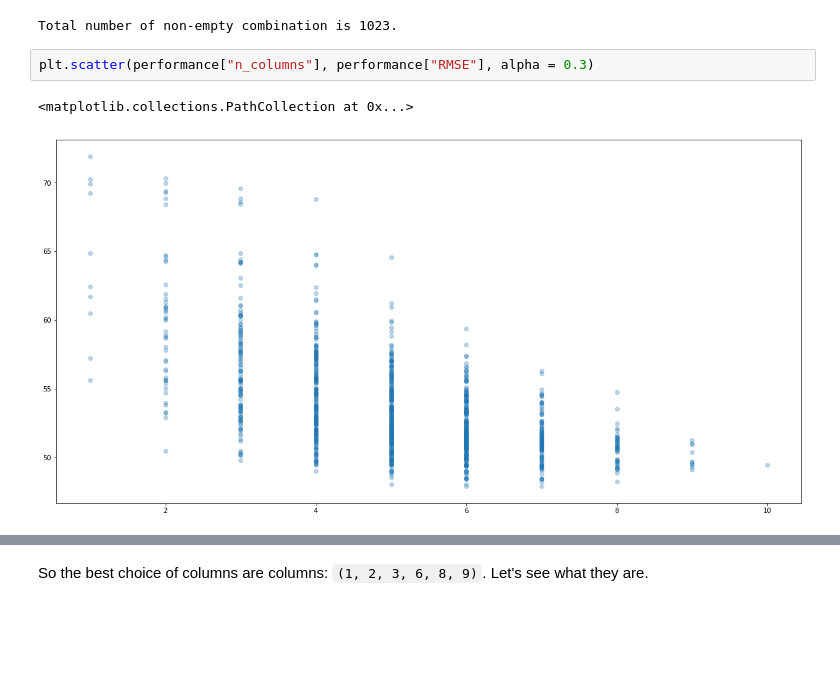
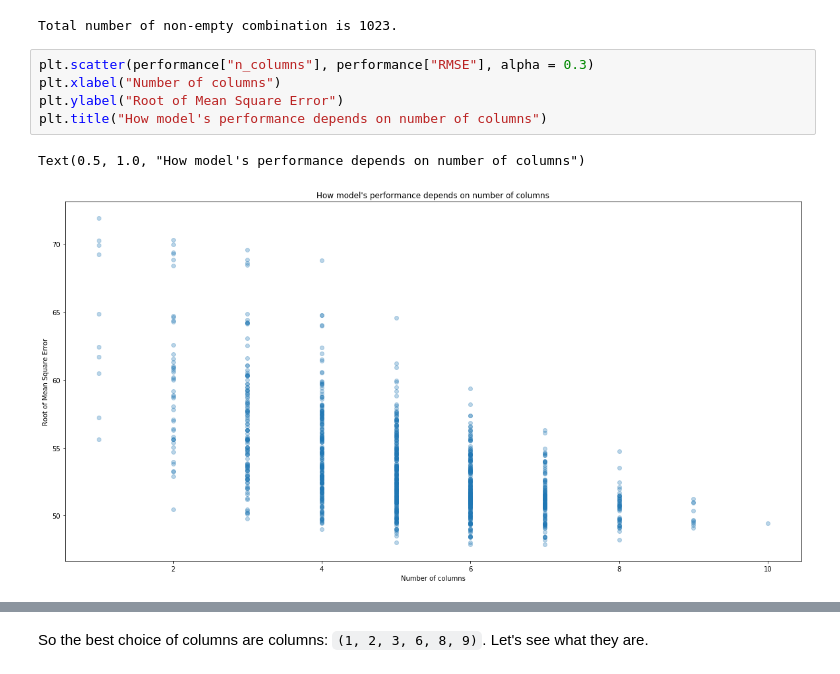
Before and after one commit to bartek-blog/bartek-blog.github.io, a Jupyter notebook: jupyter/2019-01-26-How-to-choose-best-model.ipynb, the cells around one changed output, grey strips where cells are left out. Cells and saved outputs as stored; diff of their text form; blank space fills up the shorter version.

```diff
--- a/jupyter/2019-01-26-How-to-choose-best-model.ipynb
+++ b/jupyter/2019-01-26-How-to-choose-best-model.ipynb
@@ -181,11 +182,14 @@ performance = get_performance_on_combinations_of_columns(X_train, X_test, y_test
 print("Total number of non-empty combination is {}.".format(len(performance)))
 # %% [output]
 Total number of non-empty combination is 1023.
-# %%
-plt.scatter(performance["n_columns"], performance["RMSE"], alpha = 0.3)
-# %% [output]
-<matplotlib.collections.PathCollection at 0x...>
-[figure, removed]
+# %%
+plt.scatter(performance["n_columns"], performance["RMSE"], alpha = 0.3)
+plt.xlabel("Number of columns")
+plt.ylabel("Root of Mean Square Error")
+plt.title("How model's performance depends on number of columns")
+# %% [output]
+Text(0.5, 1.0, "How model's performance depends on number of columns")
+[figure, added]
 # %%
 # Best performing models
 
```
Also changed, not shown: parts of 14 cells of this notebook, 36 other files.
